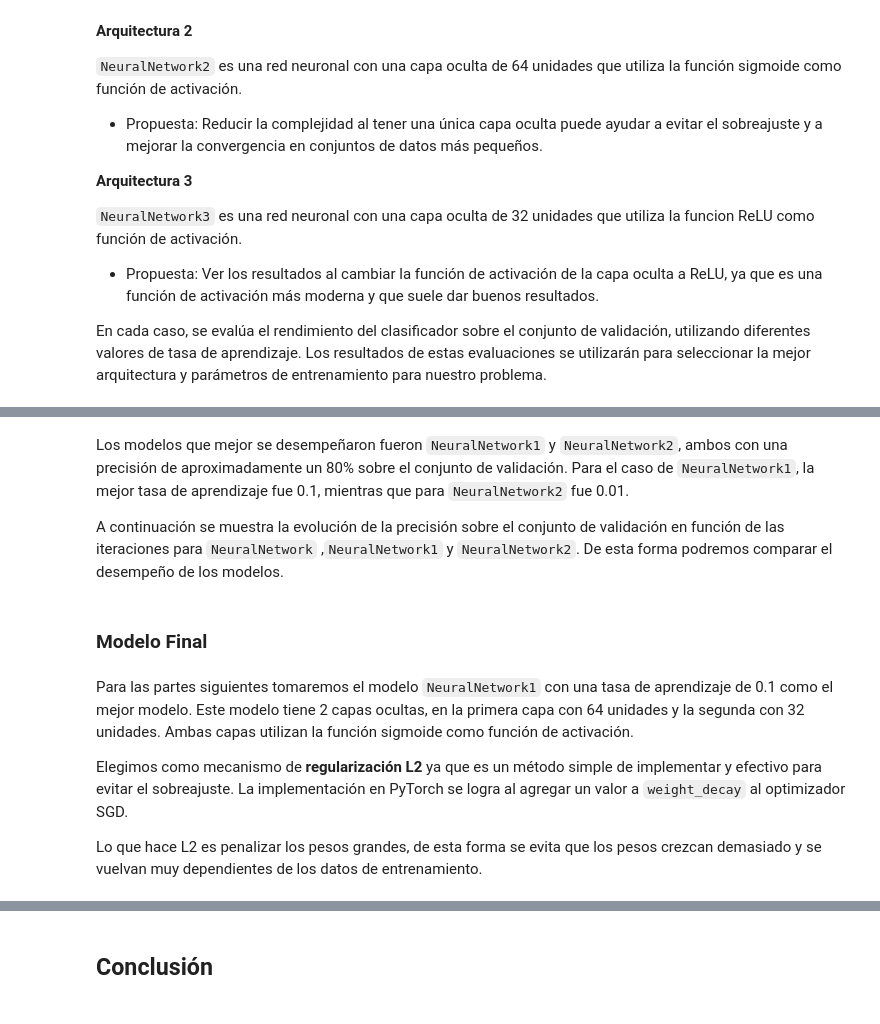
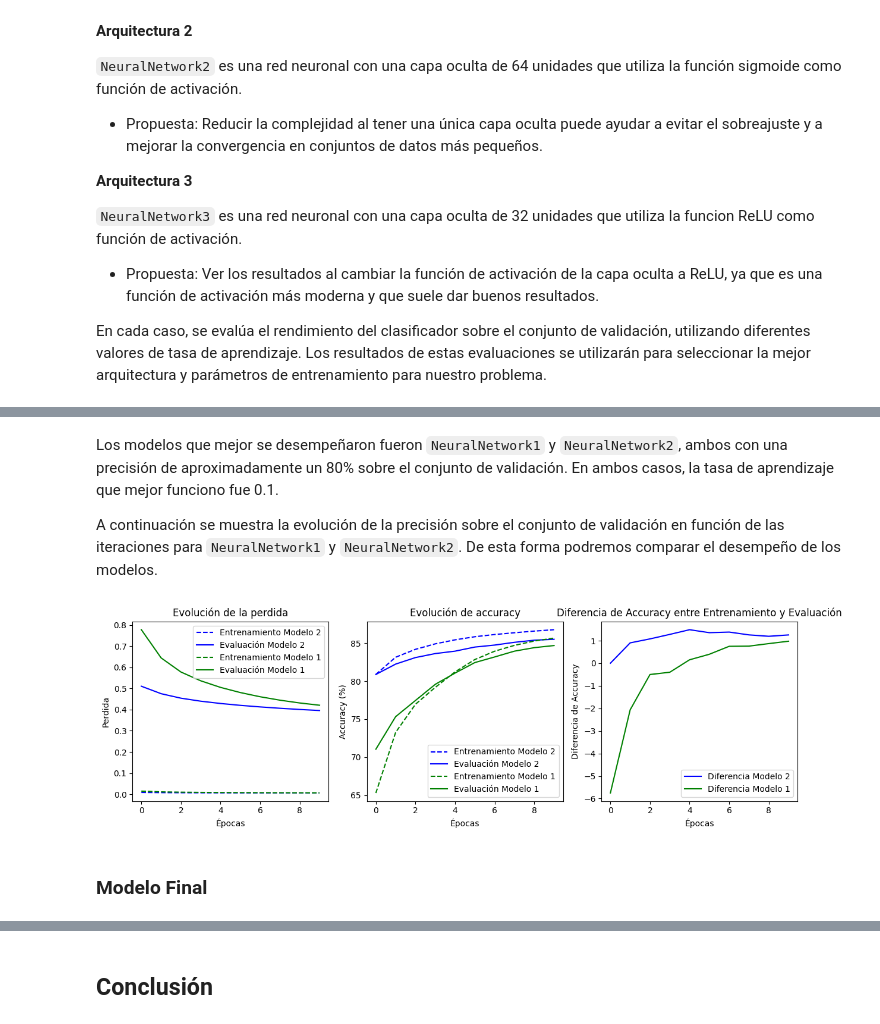
Before and after one commit to santiagoalaniz/fing_aprendaut, a Jupyter notebook: lab4/informe_tarea04.ipynb, the cells around one changed output, grey strips where cells are left out. Drawn from its saved outputs; the diff is of its cells as text; code cells hidden in the pictures.

```diff
--- a/lab4/informe_tarea04.ipynb
+++ b/lab4/informe_tarea04.ipynb
@@ -333,25 +409,20 @@ plot_accuracy(['model1', 'model2', 'model3'])
 # %% [markdown]
-Los modelos que mejor se desempeñaron fueron `NeuralNetwork1` y `NeuralNetwork2`, ambos con una precisión de aproximadamente un 80% sobre el conjunto de validación. Para el caso de `NeuralNetwork1`, la mejor tasa de aprendizaje fue 0.1, mientras que para `NeuralNetwork2` fue 0.01.
+Los modelos que mejor se desempeñaron fueron `NeuralNetwork1` y `NeuralNetwork2`, ambos con una precisión de aproximadamente un 80% sobre el conjunto de validación. En ambos casos, la tasa de aprendizaje que mejor funciono fue 0.1.
 
-A continuación se muestra la evolución de la precisión sobre el conjunto de validación en función de las iteraciones para `NeuralNetwork` ,`NeuralNetwork1` y `NeuralNetwork2`. De esta forma podremos comparar el desempeño de los modelos.
+A continuación se muestra la evolución de la precisión sobre el conjunto de validación en función de las iteraciones para `NeuralNetwork1` y `NeuralNetwork2`. De esta forma podremos comparar el desempeño de los modelos.
 # %%
 import pandas as pd
 from src.train_and_test import plot_results
 
-model_results = pd.read_csv('data/model.csv')
-
 model2_results = pd.read_csv('data/model2.csv')
-model2_subset = model2_results[model2_results['Tasa de aprendizaje'] == 0.01]
+model2_subset = model2_results[model2_results['Tasa de aprendizaje'] == 0.1]
 
 model1_results = pd.read_csv('data/model1.csv')
 model1_subset = model1_results[model1_results['Tasa de aprendizaje'] == 0.1]
 
-plot_results([model_results, model2_subset, model1_subset], ['Modelo Base', 'Modelo 2', 'Modelo 1'])
+
+plot_results([model2_subset, model1_subset], [ 'Modelo 2', 'Modelo 1'])
+# %% [output]
+[figure, added]
 # %% [markdown]
 ### Modelo Final
-# %% [markdown]
-Para las partes siguientes tomaremos el modelo `NeuralNetwork1` con una tasa de aprendizaje de 0.1 como el mejor modelo. Este modelo tiene 2 capas ocultas, en la primera capa con 64 unidades y la segunda con 32 unidades. Ambas capas utilizan la función sigmoide como función de activación.
-
-Elegimos como mecanismo de **regularización L2** ya que es un método simple de implementar y efectivo para evitar el sobreajuste. La implementación en PyTorch se logra al agregar un valor a `weight_decay` al optimizador SGD.
-
-Lo que hace L2 es penalizar los pesos grandes, de esta forma se evita que los pesos crezcan demasiado y se vuelvan muy dependientes de los datos de entrenamiento.
```
Also changed, not shown: parts of 17 cells of this notebook, 2 other files.
